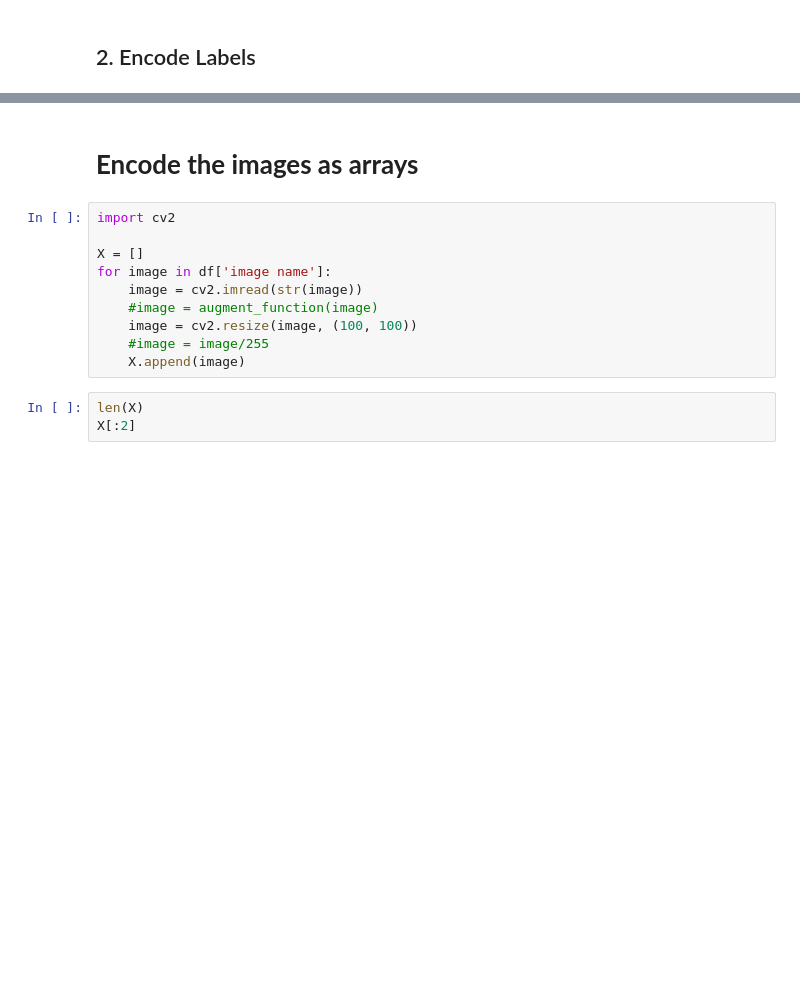
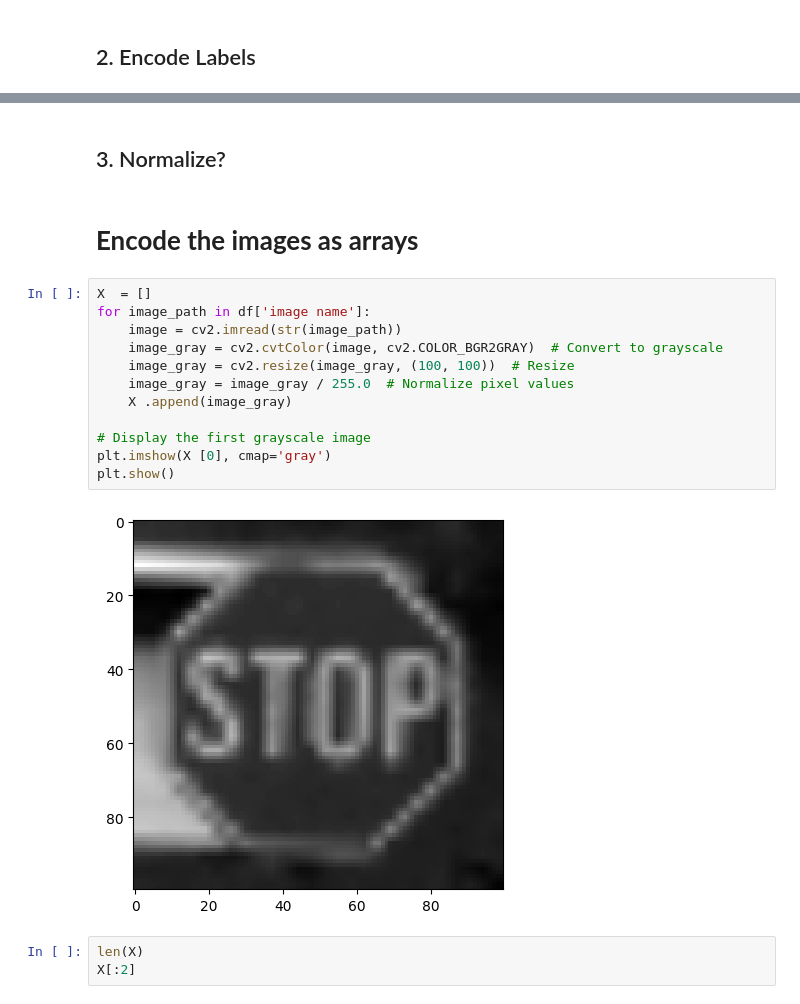
Before and after one commit to Faith927/BelgiumTS-Classification, a Jupyter notebook: A2_TrafficSigns.ipynb, the cells around one changed output, grey strips where cells are left out. Saved outputs shown, nothing was run; the diff lists cells and outputs as text; blank space fills up the shorter version.

```diff
--- a/A2_TrafficSigns.ipynb
+++ b/A2_TrafficSigns.ipynb
@@ -253,15 +234,21 @@ df[df['encode_label'].isnull()]
+# %% [markdown]
+## 3. Normalize?
 # %% [markdown]
 # **Encode the images as arrays**
 # %%
-import cv2
+X  = []
+for image_path in df['image name']:
+    image = cv2.imread(str(image_path))
+    image_gray = cv2.cvtColor(image, cv2.COLOR_BGR2GRAY)  # Convert to grayscale
+    image_gray = cv2.resize(image_gray, (100, 100))  # Resize
+    image_gray = image_gray / 255.0  # Normalize pixel values
+    X .append(image_gray)
 
-X = []
-for image in df['image name']:
-    image = cv2.imread(str(image))
-    #image = augment_function(image)
-    image = cv2.resize(image, (100, 100))
-    #image = image/255
-    X.append(image)
+# Display the first grayscale image
+plt.imshow(X [0], cmap='gray')
+plt.show()
+# %% [output]
+[figure, added]
 # %%
 len(X)
 X[:2]
```
Also changed, not shown: parts of 33 cells of this notebook.
